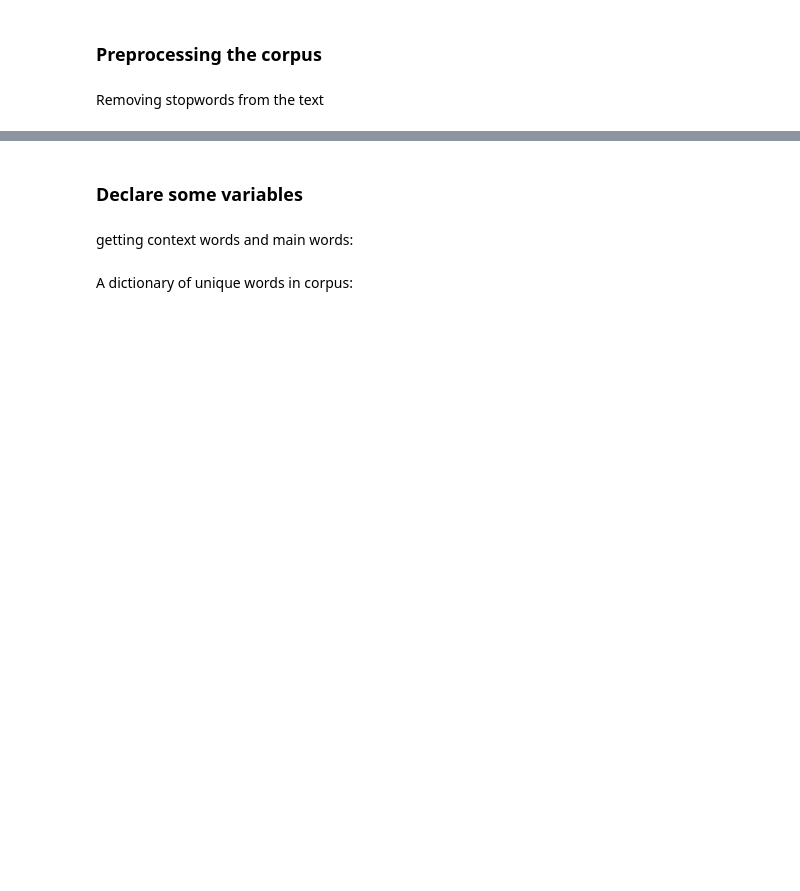
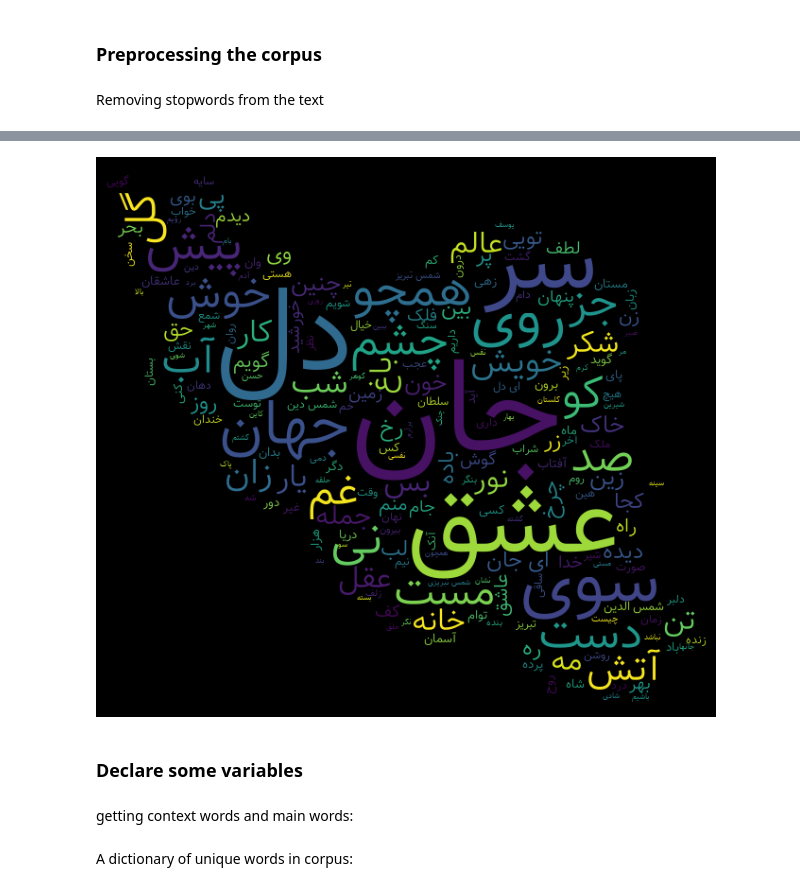
Before and after one commit to AmirHajimohamadi/nlp, a Jupyter notebook: exercise1.ipynb, the cells around one changed output, grey strips where cells are left out. Saved outputs shown, nothing was run; the diff lists cells and outputs as text; code cells hidden in the pictures; blank space fills up the shorter version.

Commit message:
added WordCloud section + edited Load model section + added a cell to randomly select 10 unique words and print 20 nearest neighbors of it

```diff
--- a/exercise1.ipynb
+++ b/exercise1.ipynb
@@ -89,3 +116,12 @@ text = [w for w in text if not w in stopwords]
+# %%
+mask_array = np.array(Image.open("mask.png"))
+wordcloud = WordCloudFa(persian_normalize=True, mask=mask_array, scale=0.8)
+wc = wordcloud.generate(' '.join([str(elem) for elem in text]))
+image = wc.to_image()
+# %%
+image
+# %% [output]
+[figure, added]
 # %% [markdown]
 ### Declare some variables
 # %%
```
Also changed, not shown: parts of 9 cells of this notebook.
